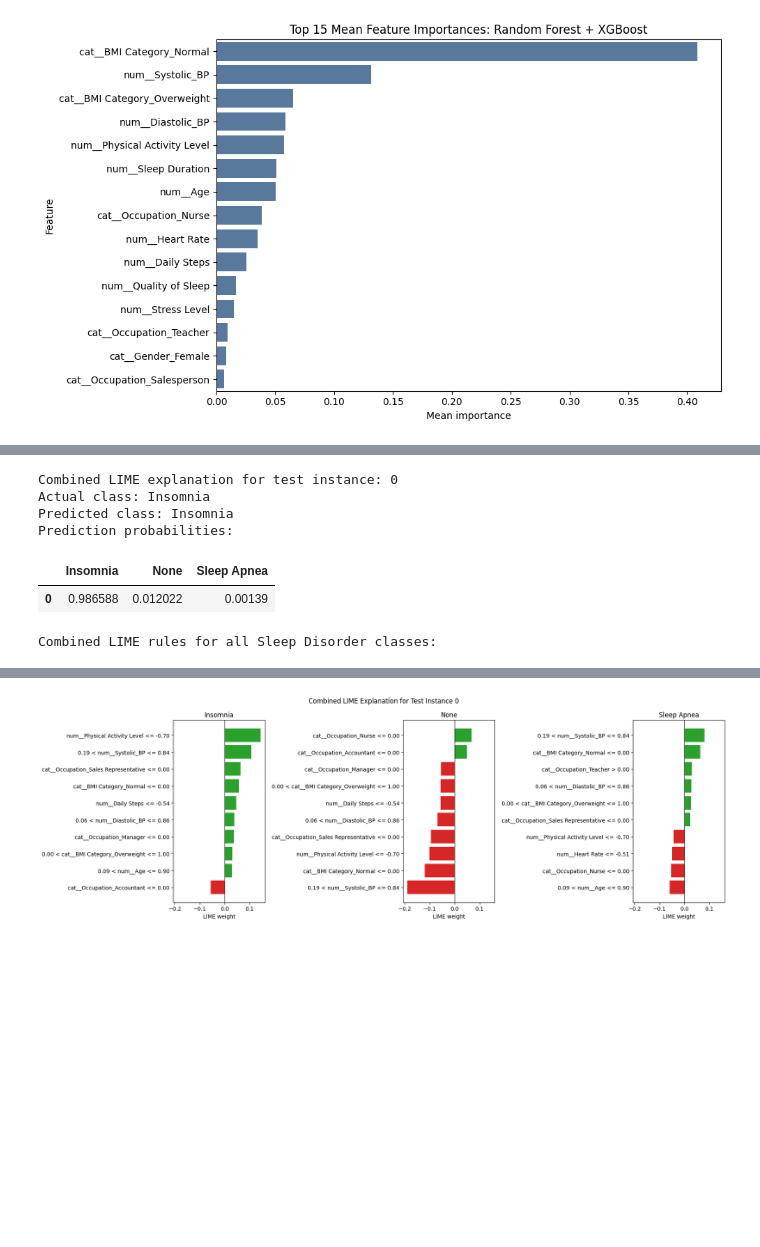
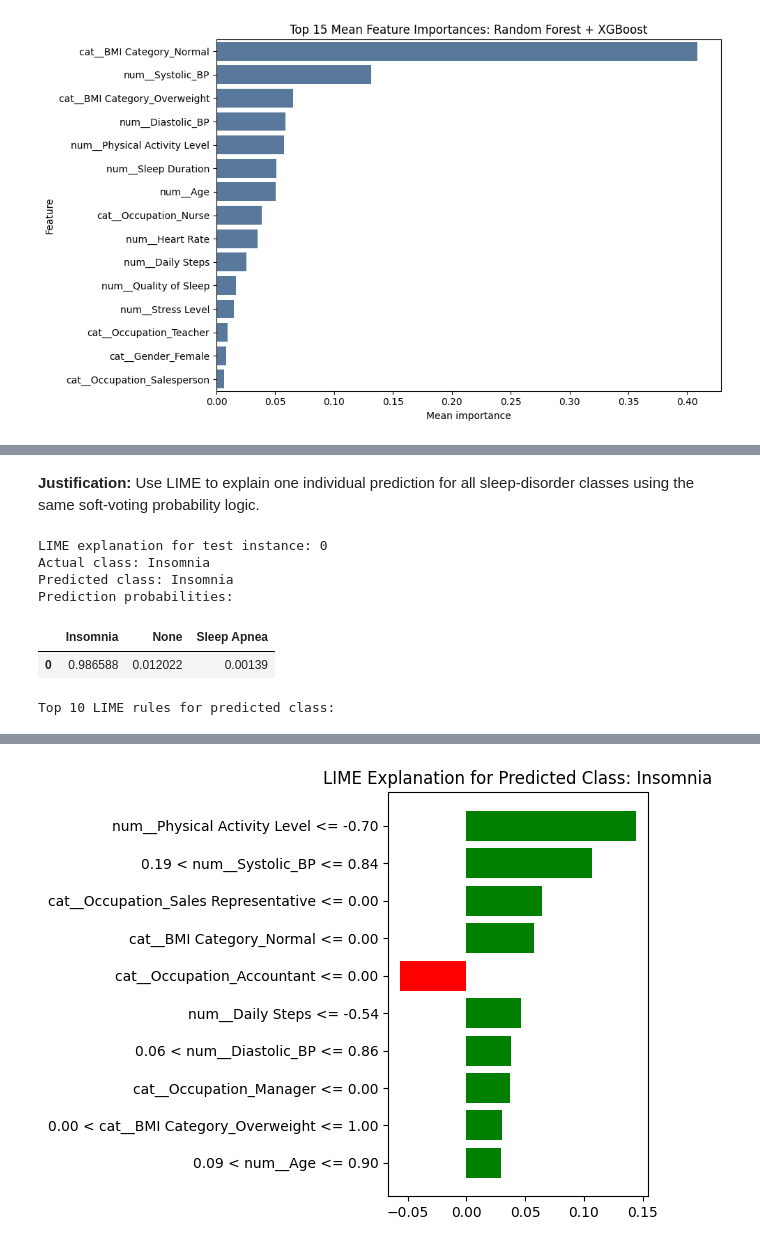
Before and after one commit to rifat-binreza/sleep_data_analysis_bracu, a Jupyter notebook: random_xgbo_voting.ipynb, the cells around one changed output, grey strips where cells are left out. Cells and saved outputs as stored; diff of their text form; code cells hidden in the pictures; blank space fills up the shorter version.

Commit message:
Add expanded sleep analysis artifacts

```diff
--- a/random_xgbo_voting.ipynb
+++ b/random_xgbo_voting.ipynb
@@ -360,5 +587,7 @@ SHAP summary plot for class: Insomnia
+# %% [markdown]
+**Justification:** Use LIME to explain one individual prediction for all sleep-disorder classes using the same soft-voting probability logic.
 # %%
-# Combined LIME local explanations for all Sleep Disorder classes using the soft-voting ensemble probabilities.
+# LIME local explanation for one test instance using the soft-voting ensemble probabilities.
 def ensemble_predict_proba_processed(data):
     data = np.asarray(data)
     return (
@@ -385,61 +614,35 @@ lime_exp = lime_explainer.explain_instance(
     data_row=instance,
     predict_fn=ensemble_predict_proba_processed,
     num_features=10,
-    labels=list(range(len(le.classes_))),
+    top_labels=len(le.classes_),
 )
 
-probability_df = pd.DataFrame(
-    [ensemble_predict_proba_processed(instance.reshape(1, -1))[0]],
-    columns=le.classes_,
+lime_table = pd.DataFrame(
+    lime_exp.as_list(label=predicted_class_idx),
+    columns=["feature_rule", "lime_weight"],
 )
 
-combined_lime_rows = []
-for class_idx, class_name in enumerate(le.classes_):
-    for rank, (feature_rule, lime_weight) in enumerate(lime_exp.as_list(label=class_idx), start=1):
-        combined_lime_rows.append({
-            "class": class_name,
-            "rank": rank,
-            "feature_rule": feature_rule,
-            "lime_weight": lime_weight,
-            "effect": "supports class" if lime_weight > 0 else "opposes class",
-        })
-
-combined_lime_df = pd.DataFrame(combined_lime_rows)
-
-print("Combined LIME explanation for test instance:", instance_idx)
+print("LIME explanation for test instance:", instance_idx)
 print("Actual class:", actual_label)
 print("Predicted class:", predicted_label)
 print("Prediction probabilities:")
-display(probability_df)
+display(pd.DataFrame(
+    [ensemble_predict_proba_processed(instance.reshape(1, -1))[0]],
+    columns=le.classes_,
+))
 
-print("Combined LIME rules for all Sleep Disorder classes:")
-display(combined_lime_df)
+print("Top 10 LIME rules for predicted class:")
+display(lime_table)
 
-plot_lime_df = combined_lime_df.copy()
-plot_lime_df["feature_short"] = plot_lime_df["feature_rule"].str.slice(0, 55)
-
-classes = list(le.classes_)
-fig, axes = plt.subplots(1, len(classes), figsize=(18, 6), sharex=True)
-if len(classes) == 1:
-    axes = [axes]
-
-for ax, class_name in zip(axes, classes):
-    class_df = plot_lime_df[plot_lime_df["class"] == class_name].sort_values("lime_weight")
-    colors = class_df["lime_weight"].apply(lambda value: "#2ca02c" if value > 0 else "#d62728")
-    ax.barh(class_df["feature_short"], class_df["lime_weight"], color=colors)
-    ax.axvline(0, color="black", linewidth=0.8)
-    ax.set_title(class_name)
-    ax.set_xlabel("LIME weight")
-    ax.set_ylabel("")
-
-plt.suptitle(f"Combined LIME Explanation for Test Instance {instance_idx}")
+lime_exp.as_pyplot_figure(label=predicted_class_idx)
+plt.title(f"LIME Explanation for Predicted Class: {predicted_label}")
 plt.tight_layout()
 plt.show()
 # %% [output]
-Combined LIME explanation for test instance: 0
+LIME explanation for test instance: 0
 Actual class: Insomnia
 Predicted class: Insomnia
 Prediction probabilities:
 |  | Insomnia | None | Sleep Apnea |
 | 0 | 0.986588 | 0.012022 | 0.00139 |
-Combined LIME rules for all Sleep Disorder classes:
+Top 10 LIME rules for predicted class:
@@ -463 +660 @@ Combined LIME rules for all Sleep Disorder classes:
-[figure, old version]
+[figure, new version]
```
Also changed, not shown: parts of 27 cells of this notebook, 3 other files.
